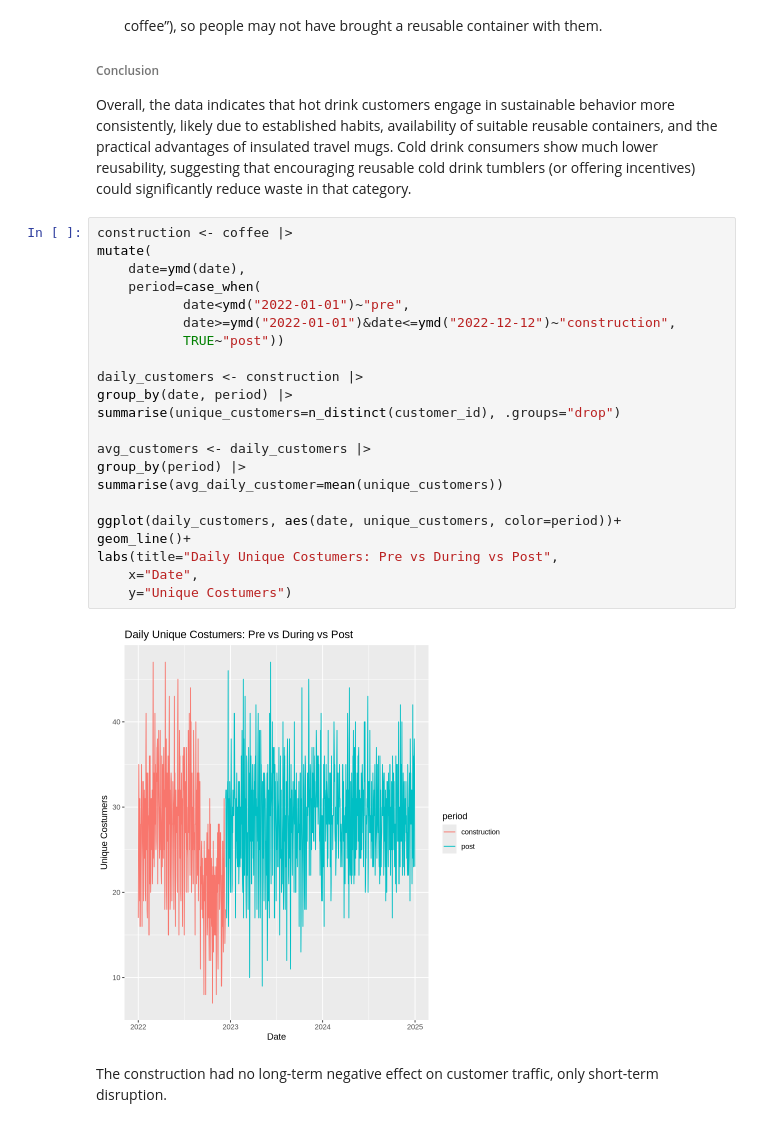
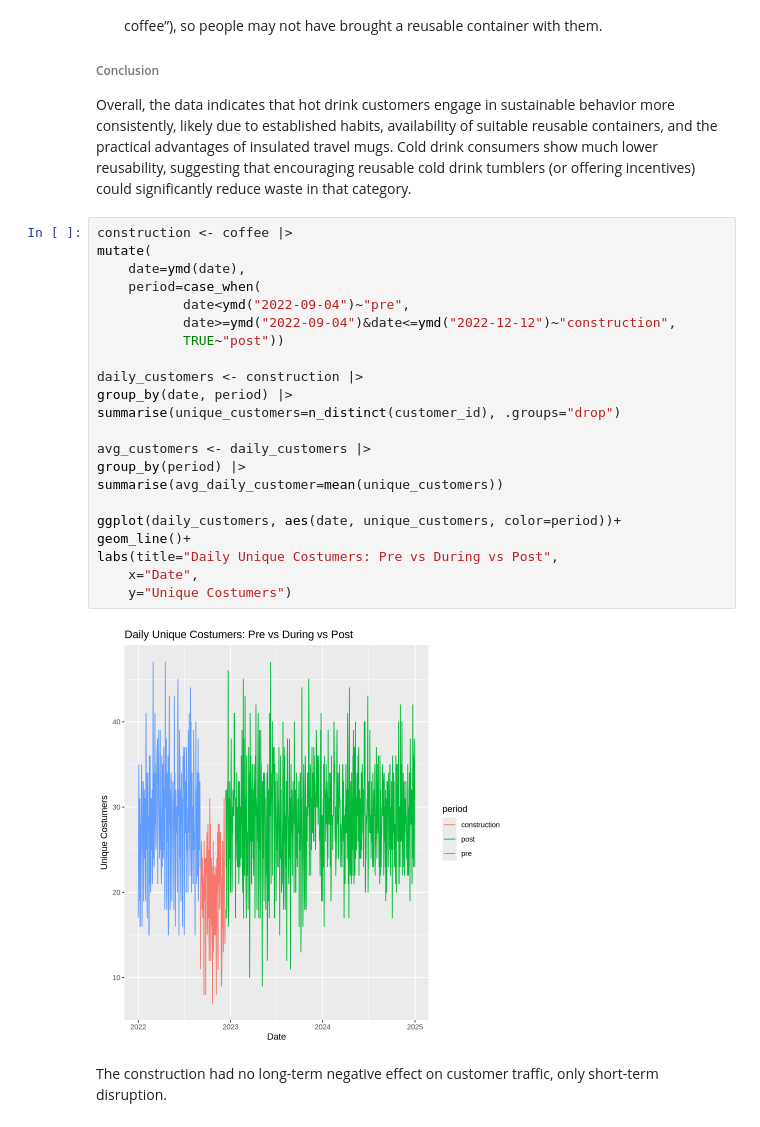
Before and after one commit to SharonGulati/dataverse, a Jupyter notebook: dataverse.ipynb, the cells around one changed output. Drawn from its saved outputs; the diff is of its cells as text.

Commit message:
changes made to construction graph

```diff
--- a/dataverse.ipynb
+++ b/dataverse.ipynb
@@ -177,27 +151,27 @@ Overall, the data indicates that hot drink customers engage in sustainable behav
 # %%
 construction <- coffee |>
 mutate(
     date=ymd(date),
     period=case_when(
-           date<ymd("2022-01-01")~"pre",
-           date>=ymd("2022-01-01")&date<=ymd("2022-12-12")~"construction",
+           date<ymd("2022-09-04")~"pre",
+           date>=ymd("2022-09-04")&date<=ymd("2022-12-12")~"construction",
            TRUE~"post"))
 
 daily_customers <- construction |>
 group_by(date, period) |>
 summarise(unique_customers=n_distinct(customer_id), .groups="drop")
 
 avg_customers <- daily_customers |>
 group_by(period) |>
 summarise(avg_daily_customer=mean(unique_customers))
 
 ggplot(daily_customers, aes(date, unique_customers, color=period))+
 geom_line()+
 labs(title="Daily Unique Costumers: Pre vs During vs Post",
     x="Date",
     y="Unique Costumers")
 # %% [output]
-[figure, old version]
+[figure, new version]
 # %% [markdown]
 The construction had no long-term negative effect on customer traffic, only short-term disruption.
 # %%
```
Also changed, not shown: parts of 5 cells of this notebook.
